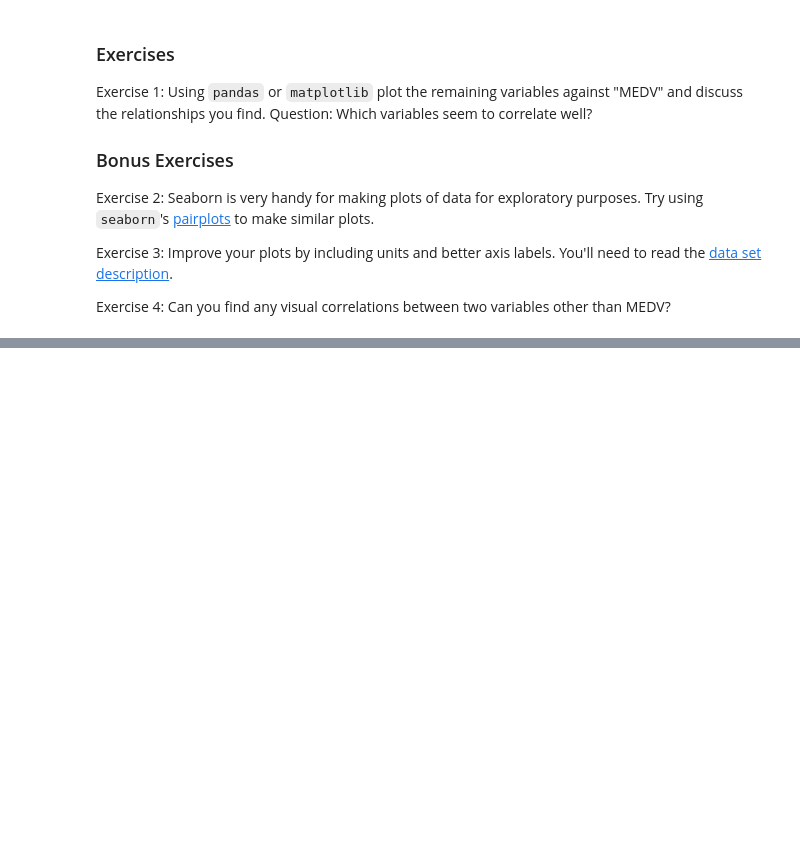
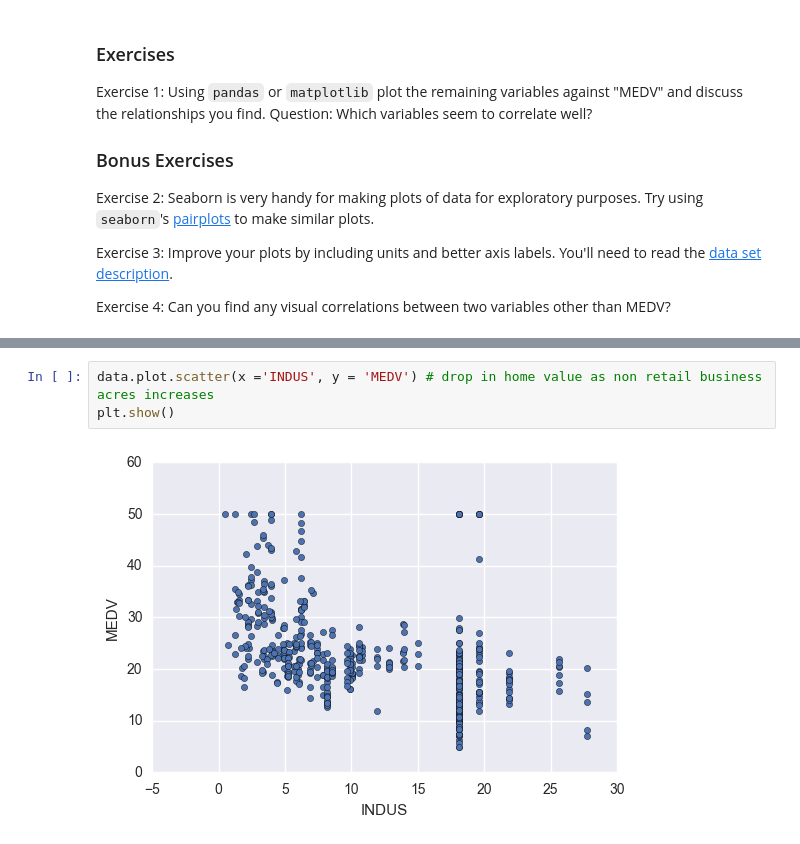
Before and after one commit to mushgrant/dsi-MarshallGrant, a Jupyter notebook: week-03/1.2-lab/code/starter-code/W3-Lab-1.2-Starter.ipynb, the cells around one changed output, grey strips where cells are left out. Drawn from its saved outputs; the diff is of its cells as text; blank space fills up the shorter version.

```diff
--- a/week-03/1.2-lab/code/starter-code/W3-Lab-1.2-Starter.ipynb
+++ b/week-03/1.2-lab/code/starter-code/W3-Lab-1.2-Starter.ipynb
@@ -96,0 +141,5 @@ Exercise 4: Can you find any visual correlations between two variables other tha
+# %%
+data.plot.scatter(x ='INDUS', y = 'MEDV') # drop in home value as non retail business acres increases
+plt.show()
+# %% [output]
+[figure, added]
```
Also changed, not shown: parts of 17 cells of this notebook, 8 other files.
